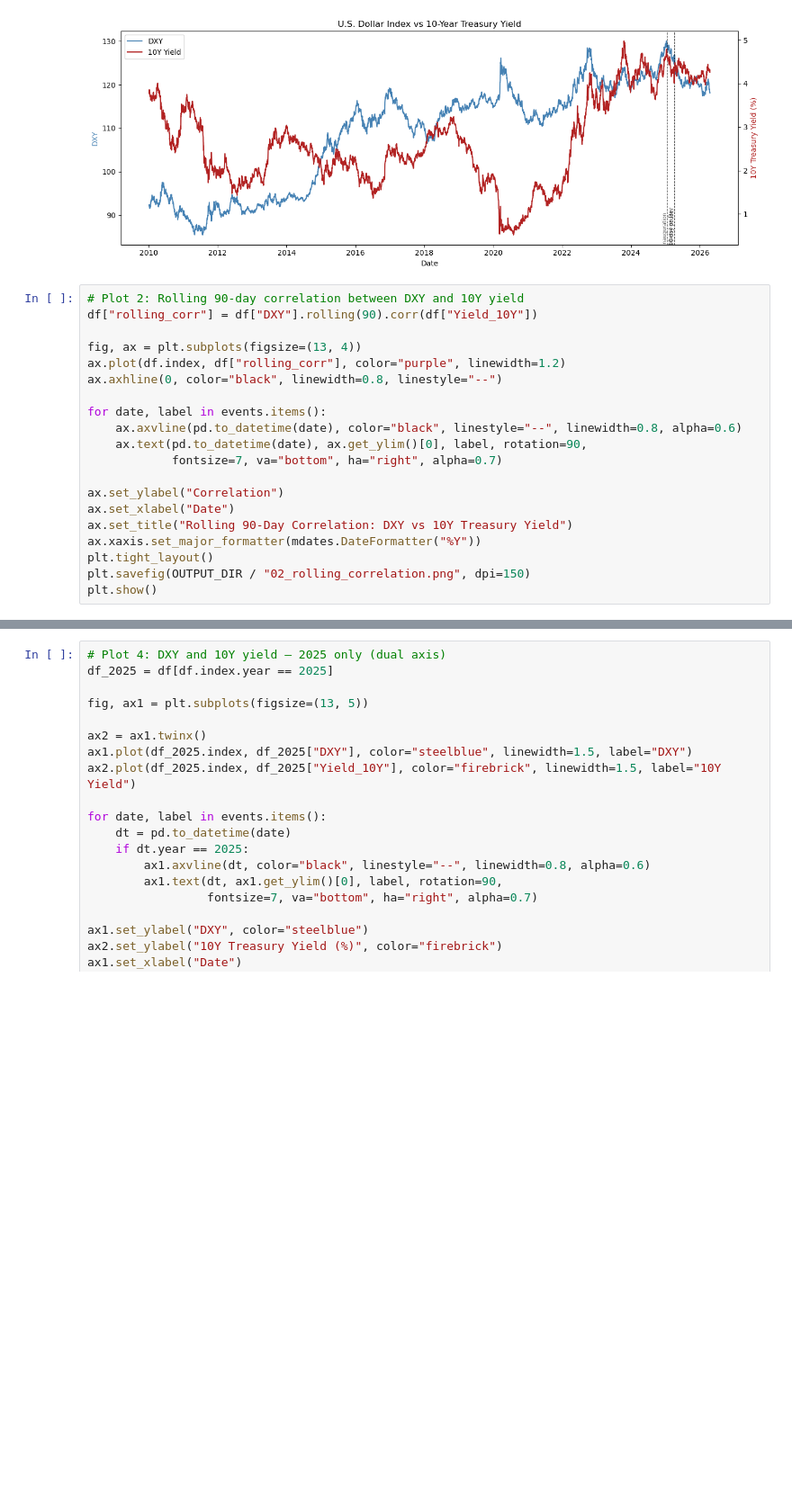
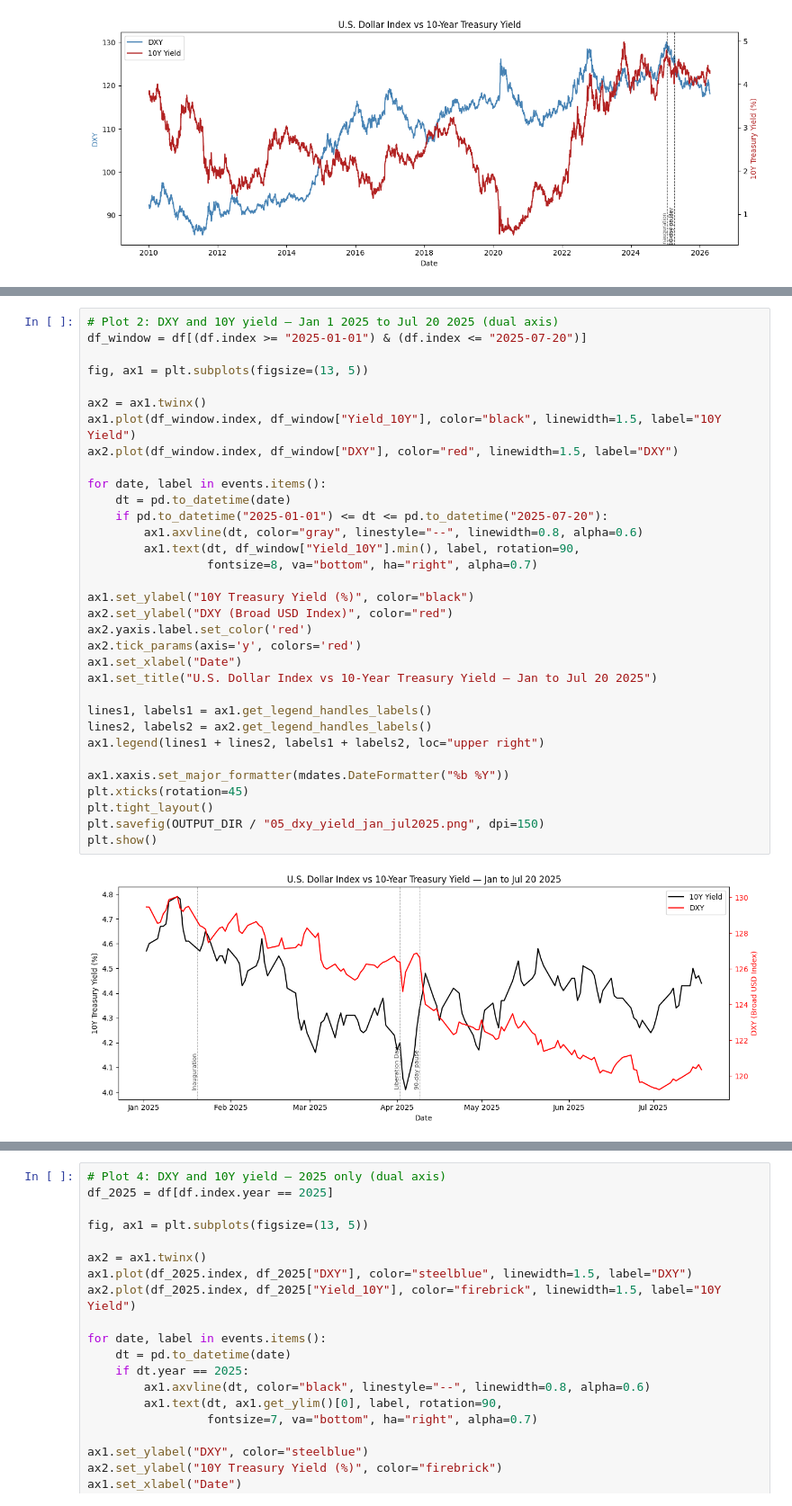
Before and after one commit to Alec-T08/Reproducible-Reaserach-Group-6, a Jupyter notebook: src/01_analysis.ipynb, the cells around one changed output, grey strips where cells are left out. Shown at 90% size. Saved outputs shown, nothing was run; the diff lists cells and outputs as text; blank space fills up the shorter version.

```diff
--- a/src/01_analysis.ipynb
+++ b/src/01_analysis.ipynb
@@ -66,23 +68,3 @@ plt.savefig(OUTPUT_DIR / "01_dxy_yield_over_time.png", dpi=150)
 plt.show()
 # %% [output]
 [figure]
-# %%
-# Plot 2: Rolling 90-day correlation between DXY and 10Y yield
-df["rolling_corr"] = df["DXY"].rolling(90).corr(df["Yield_10Y"])
-
-fig, ax = plt.subplots(figsize=(13, 4))
-ax.plot(df.index, df["rolling_corr"], color="purple", linewidth=1.2)
-ax.axhline(0, color="black", linewidth=0.8, linestyle="--")
-
-for date, label in events.items():
-    ax.axvline(pd.to_datetime(date), color="black", linestyle="--", linewidth=0.8, alpha=0.6)
-    ax.text(pd.to_datetime(date), ax.get_ylim()[0], label, rotation=90,
-            fontsize=7, va="bottom", ha="right", alpha=0.7)
-
-ax.set_ylabel("Correlation")
-ax.set_xlabel("Date")
-ax.set_title("Rolling 90-Day Correlation: DXY vs 10Y Treasury Yield")
-ax.xaxis.set_major_formatter(mdates.DateFormatter("%Y"))
-plt.tight_layout()
-plt.savefig(OUTPUT_DIR / "02_rolling_correlation.png", dpi=150)
-plt.show()
@@ -109,0 +71,35 @@ plt.show()
+# %%
+# Plot 2: DXY and 10Y yield — Jan 1 2025 to Jul 20 2025 (dual axis)
+df_window = df[(df.index >= "2025-01-01") & (df.index <= "2025-07-20")]
+
+fig, ax1 = plt.subplots(figsize=(13, 5))
+
+ax2 = ax1.twinx()
+ax1.plot(df_window.index, df_window["Yield_10Y"], color="black", linewidth=1.5, label="10Y Yield")
+ax2.plot(df_window.index, df_window["DXY"], color="red", linewidth=1.5, label="DXY")
+
+for date, label in events.items():
+    dt = pd.to_datetime(date)
+    if pd.to_datetime("2025-01-01") <= dt <= pd.to_datetime("2025-07-20"):
+        ax1.axvline(dt, color="gray", linestyle="--", linewidth=0.8, alpha=0.6)
+        ax1.text(dt, df_window["Yield_10Y"].min(), label, rotation=90,
+                 fontsize=8, va="bottom", ha="right", alpha=0.7)
+
+ax1.set_ylabel("10Y Treasury Yield (%)", color="black")
+ax2.set_ylabel("DXY (Broad USD Index)", color="red")
+ax2.yaxis.label.set_color('red')
+ax2.tick_params(axis='y', colors='red')
+ax1.set_xlabel("Date")
+ax1.set_title("U.S. Dollar Index vs 10-Year Treasury Yield — Jan to Jul 20 2025")
+
+lines1, labels1 = ax1.get_legend_handles_labels()
+lines2, labels2 = ax2.get_legend_handles_labels()
+ax1.legend(lines1 + lines2, labels1 + labels2, loc="upper right")
+
+ax1.xaxis.set_major_formatter(mdates.DateFormatter("%b %Y"))
+plt.xticks(rotation=45)
+plt.tight_layout()
+plt.savefig(OUTPUT_DIR / "05_dxy_yield_jan_jul2025.png", dpi=150)
+plt.show()
+# %% [output]
+[figure, added]
```
Also changed, not shown: parts of 6 cells of this notebook, 7 other files.
